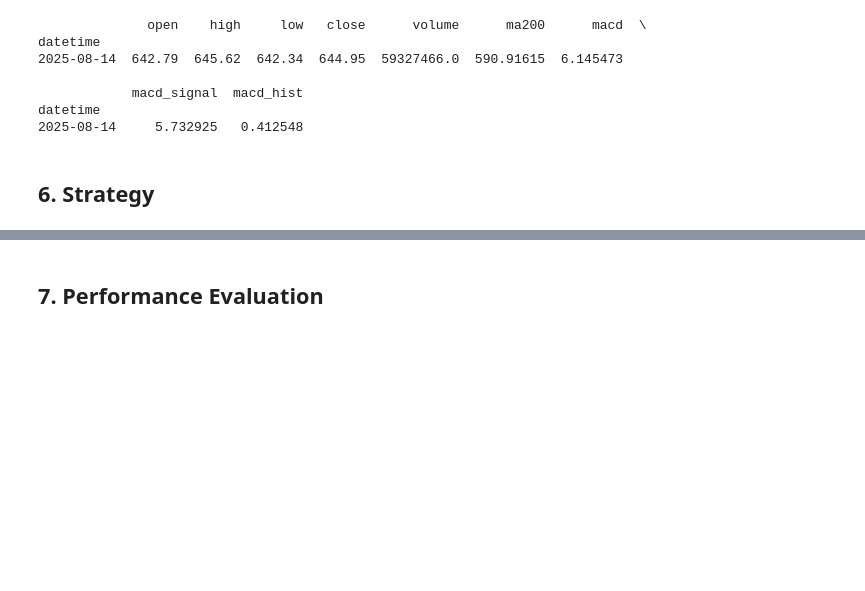
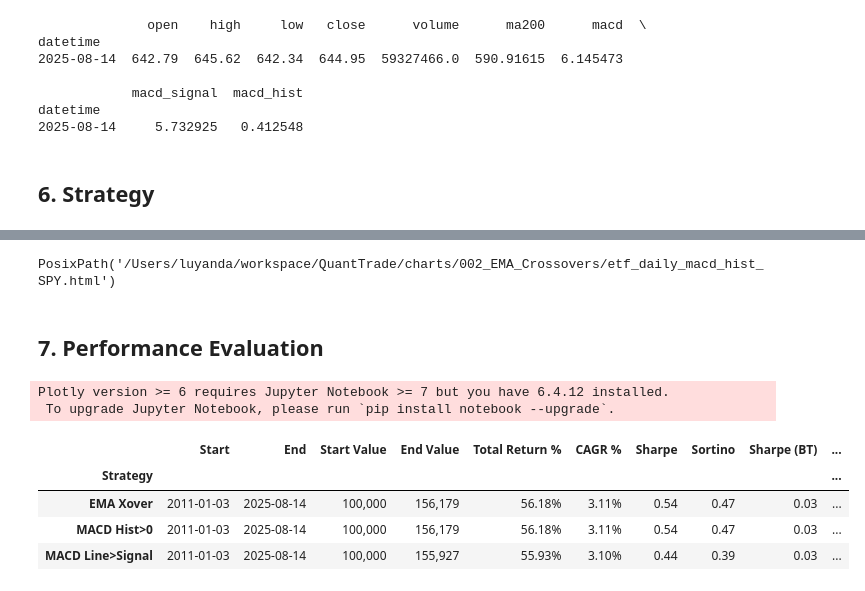
Before and after one commit to luyandamncube/QuantTrade, a Jupyter notebook: notebooks/001_Foundation_ETF/003_MACD_and_Histogram.ipynb, the cells around one changed output, grey strips where cells are left out. Drawn from its saved outputs; the diff is of its cells as text; code cells hidden in the pictures; blank space fills up the shorter version.

Commit message:
added macd multiple strats

```diff
--- a/notebooks/001_Foundation_ETF/003_MACD_and_Histogram.ipynb
+++ b/notebooks/001_Foundation_ETF/003_MACD_and_Histogram.ipynb
@@ -360,0 +387,15 @@ WindowsPath('C:/Users/luyanda/workspace/QuantTrade/charts/002_EMA_Crossovers/etf
+# %%
+btres_hist = run_backtest_daily(
+    df=df,
+    strategy_cls=MACDHistogramMomentumStrategy,
+    strategy_params=dict(
+        fast=IND_MACD_FAST, slow=IND_MACD_SLOW, signal=IND_MACD_SIGNAL,
+        use_trend_filter=True,
+        stake_pct=0.99,
+        printlog=False,
+    ),
+    start_cash=START_CASH,
+    commission_bps=COMMISSION_BPS,
+    datafeed_cls=PandasDataMACDExt,
+    symbol=SYMBOL,
+)
@@ -361,2 +405,21 @@ WindowsPath('C:/Users/luyanda/workspace/QuantTrade/charts/002_EMA_Crossovers/etf
+# %%
+render_lightweight_chart(
+    df,
+    symbol="SPY",
+    out_html=CHARTS_DIR/"etf_daily_macd_hist_SPY.html",
+    theme="dark",
+    ma_windows=IND_MA_WINDOWS,
+    # ema_windows=IND_EMA_WINDOWS,
+    # rsi_period=IND_RSI_PERIOD,
+    # rsi_bounds=IND_RSI_BOUNDS,
+    timeframes=["1d", "1h", "15m"],
+    default_tf="1d",
+    watermark_text="SPY — {tf}",
+    watermark_opacity=0.0001,
+    assets_rel="../../utils/static",
+    markers=markers_hist,
+)
+# %% [output]
+PosixPath('/Users/luyanda/workspace/QuantTrade/charts/002_EMA_Crossovers/etf_daily_macd_hist_SPY.html')
 # %% [markdown]
 ## 7. Performance Evaluation
@@ -375,3 +426,32 @@ fig3.show()
+# %%
+# Run your three backtests (already done), then summarize each:
+perf_ema        = summarize_performance(btres_sig)
+perf_macd_line  = summarize_performance(btres_zero)
+perf_macd_hist  = summarize_performance(btres_hist)
+
+# Vectorized comparison
+fig_eq, fig_hist, fig_dd, metrics_df = compare_perfs(
+    {
+        "EMA Xover": perf_ema,
+        "MACD Line>Signal": perf_macd_line,
+        "MACD Hist>0": perf_macd_hist
+    },
+    symbol="SPY",
+    include_bh=True   # overlays Buy&Hold once
+)
+
+fig_eq.show()
+fig_hist.show()
+fig_dd.show()
+style_metrics(metrics_df)
+# %% [output]
+Plotly version >= 6 requires Jupyter Notebook >= 7 but you have 6.4.12 installed.
+ To upgrade Jupyter Notebook, please run `pip install notebook --upgrade`.
+|  | Start | End | Start Value | End Value | Total Return % | CAGR % | Sharpe | Sortino | Sharpe (BT) | ... |
+| Strategy |  |  |  |  |  |  |  |  |  | ... |
+| EMA Xover | 2011-01-03 | 2025-08-14 | 100,000 | 156,179 | 56.18% | 3.11% | 0.54 | 0.47 | 0.03 | ... |
+| MACD Hist>0 | 2011-01-03 | 2025-08-14 | 100,000 | 156,179 | 56.18% | 3.11% | 0.54 | 0.47 | 0.03 | ... |
+| MACD Line>Signal | 2011-01-03 | 2025-08-14 | 100,000 | 155,927 | 55.93% | 3.10% | 0.44 | 0.39 | 0.03 | ... |
 # %%
 con_minute.close()
 # %%
```
Also changed, not shown: parts of 20 cells of this notebook, 2 other files.
